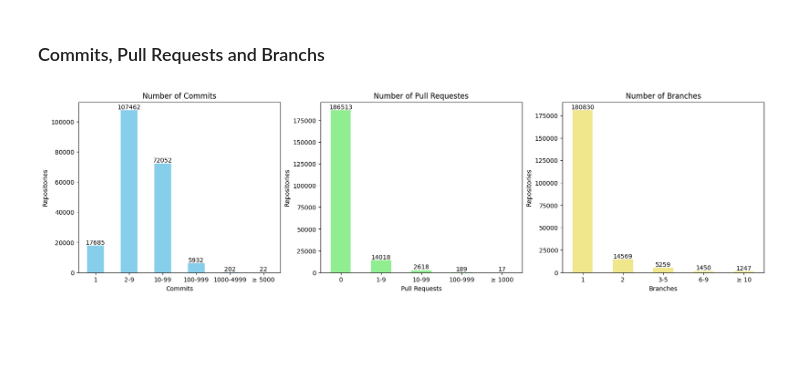
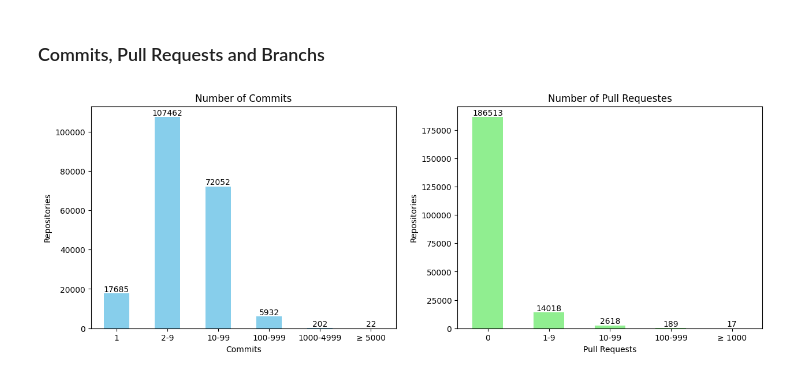
Before and after one commit to dew-uff/dsmining, a Jupyter notebook: src/analyzes/a2_filtered.ipynb, the cells around one changed output. Saved outputs shown, nothing was run; the diff lists cells and outputs as text; code cells hidden in the pictures; blank space fills up the shorter version.

Commit message:
DSM#028 - Refactoring a2_filtered branches and forks

```diff
--- a/src/analyzes/a2_filtered.ipynb
+++ b/src/analyzes/a2_filtered.ipynb
@@ -71,36 +71,24 @@ ax2.bar_label(ax2.containers[0], label_type='edge');
 # %% [markdown]
 ### Commits, Pull Requests and Branchs
 # %%
-fig3, ax3 = plt.subplots( figsize=(20, 5), ncols=3)
+fig3, ax3 = plt.subplots( figsize=(15, 5), ncols=2)
 commits = filtered.commits\
     .value_counts(dropna=False, bins = [0, 1,9,99,999, 4999, 100000])\
     .sort_index().to_frame("Repositories")
 
 pull_requests = filtered.pull_requests\
     .value_counts(dropna=False, bins = [-1,0,9,99,999, 100000])\
     .sort_index().to_frame("Repositories")
-
-branches = filtered.branches\
-    .value_counts(dropna=False, bins = [0,1,2,5,9, 100000])\
-    .sort_index().to_frame("Repositories")
-
-
 
 commits.plot.bar(title='Number of Commits', color='skyblue', ax=ax3[0],
                    xlabel='Commits', ylabel='Repositories').get_legend().remove()
 ax3[0].set_xticks(ticks=[0, 1, 2, 3, 4, 5], labels=['1', '2-9', '10-99','100-999', '1000-4999', '≥ 5000'], rotation=0)
 ax3[0].bar_label(ax3[0].containers[0], label_type='edge')
 
 pull_requests.plot.bar(title='Number of Pull Requestes', color='lightgreen', ax=ax3[1],
                    xlabel='Pull Requests', ylabel='Repositories').get_legend().remove()
 
 ax3[1].set_xticks(ticks=[0, 1, 2, 3, 4], labels=['0','1-9', '10-99','100-999', '≥ 1000'], rotation=0)
-ax3[1].bar_label(ax3[1].containers[0], label_type='edge')
-
-branches.plot.bar(title='Number of Branches', color='khaki', ax=ax3[2],
-                   xlabel='Branches', ylabel='Repositories').get_legend().remove()
-
-ax3[2].set_xticks(ticks=[0, 1, 2, 3, 4], labels=['1','2', '3-5', '6-9', '≥ 10'], rotation=0)
-ax3[2].bar_label(ax3[2].containers[0], label_type='edge');
+ax3[1].bar_label(ax3[1].containers[0], label_type='edge');
 # %% [output]
-[figure, old version]
+[figure, new version]
```
Also changed, not shown: parts of 3 cells of this notebook.
